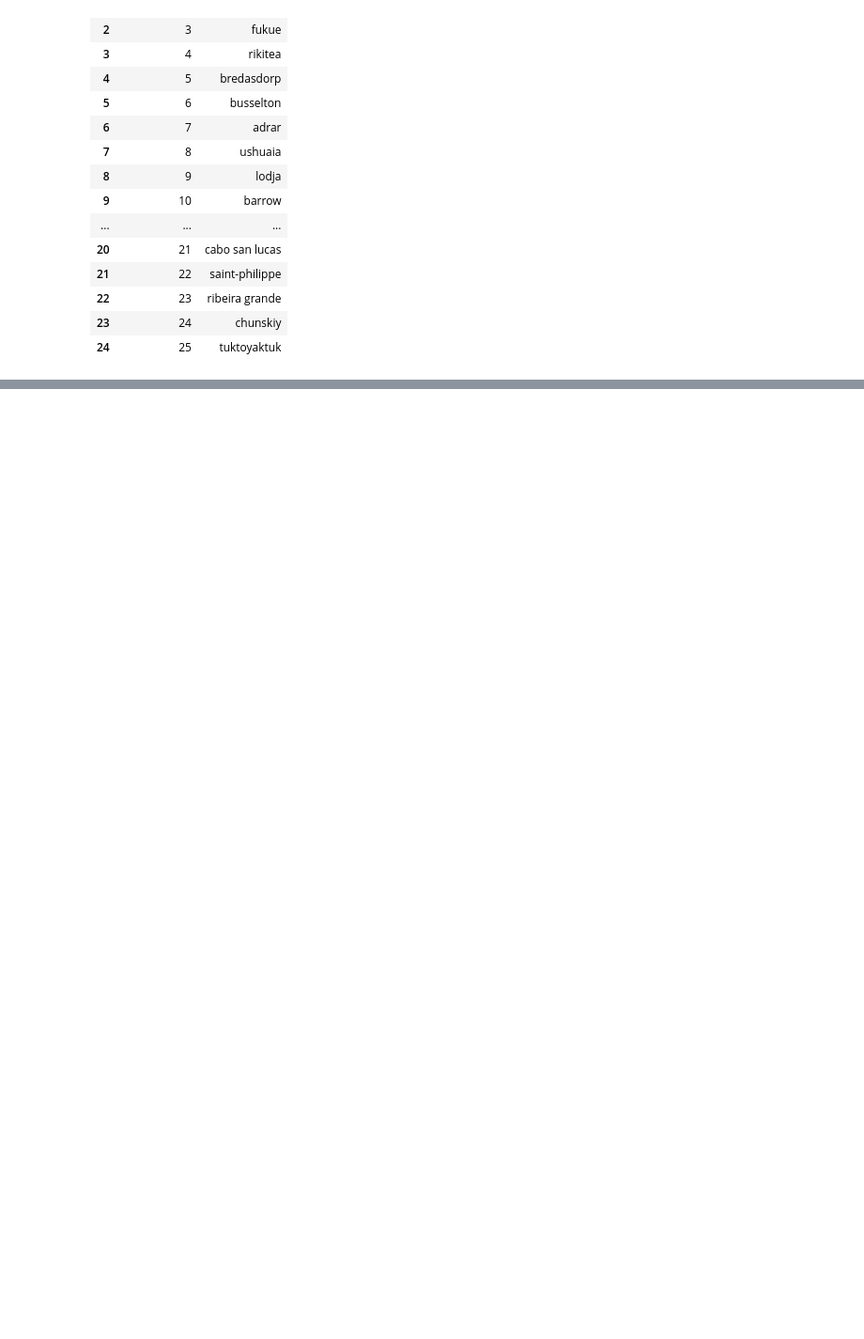
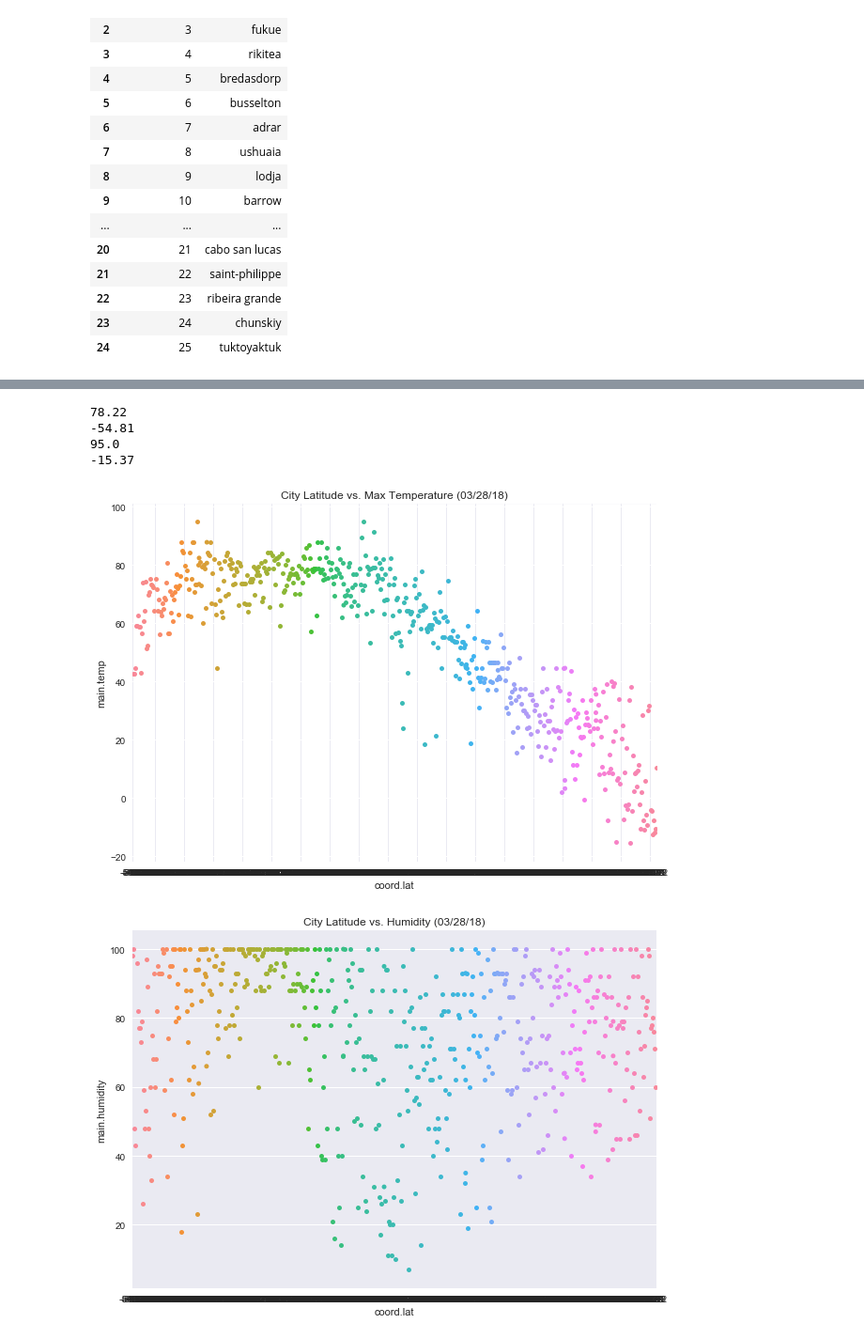
Before and after one commit to timothyyu/weatherpy, a Jupyter notebook: main.ipynb, the cells around one changed output, grey strips where cells are left out. Shown at 94% size. Cells and saved outputs as stored; diff of their text form; code cells hidden in the pictures; blank space fills up the shorter version.

```diff
--- a/main.ipynb
+++ b/main.ipynb
@@ -119,8 +119,8 @@ settings = {"units": "imperial","appid": api_key}
 #Print parameters being requested from owm API before retrival
 print("Base URL for API requests:... " + ow.BASE_URL)
 print("Parameters being requested per city:... ")
-views = {"summary":["name", "sys.country","coord.lat", "coord.lon","main.temp","main.humidity","wind.speed","clouds.all"]}
-summary = ["name", "sys.country", "coord.lat", "coord.lon","main.temp","main.humidity","wind.speed","clouds.all"]
+views = {"summary":["name", "sys.country","coord.lat", "coord.lon","main.temp_max","main.humidity","wind.speed","clouds.all"]}
+summary = ["name", "sys.country", "coord.lat", "coord.lon","main.temp_max","main.humidity","wind.speed","clouds.all"]
 print(summary)
 # %% [output]
 Base URL for API requests:... http://api.openweathermap.org/data/2.5/
@@ -180,3 +189,33 @@ city_data_df.to_csv("city_weather_data_scraped.csv", mode ='w')
 # %%
 import seaborn as sns
 import time
+# %%
+print(city_data_df["coord.lat"].max())
+print(city_data_df["coord.lat"].min())
+print(city_data_df["main.temp"].max())
+print(city_data_df["main.temp"].min())
+# %% [output]
+78.22
+-54.81
+95.0
+-15.37
+# %%
+fig, ax = plt.subplots()
+sns.plt.rcParams["figure.figsize"] = (10, 7)
+data=city_data_df
+
+sns.plt.title("City Latitude vs. Max Temperature (%s)" % time.strftime("%x"))
+sns.swarmplot( x="coord.lat",y="main.temp",data =data)
+plt.show()
+sns.plt.title("City Latitude vs. Humidity (%s)" % time.strftime("%x"))
+sns.swarmplot( x="coord.lat",y="main.humidity", data =data)
+plt.show()
+sns.plt.title("City Latitude vs. Cloudiness (%s)" % time.strftime("%x"))
+sns.swarmplot( x="coord.lat",y="clouds.all", data =data)
+plt.show()
+sns.plt.title("City Latitude vs. Wind Speed (%s)" % time.strftime("%x"))
+sns.swarmplot( x="coord.lat", y="wind.speed", data =data)
+plt.show()
+# %% [output]
+[figure, added]
+[figure, added]
```
Also changed, not shown: parts of 5 cells of this notebook.
